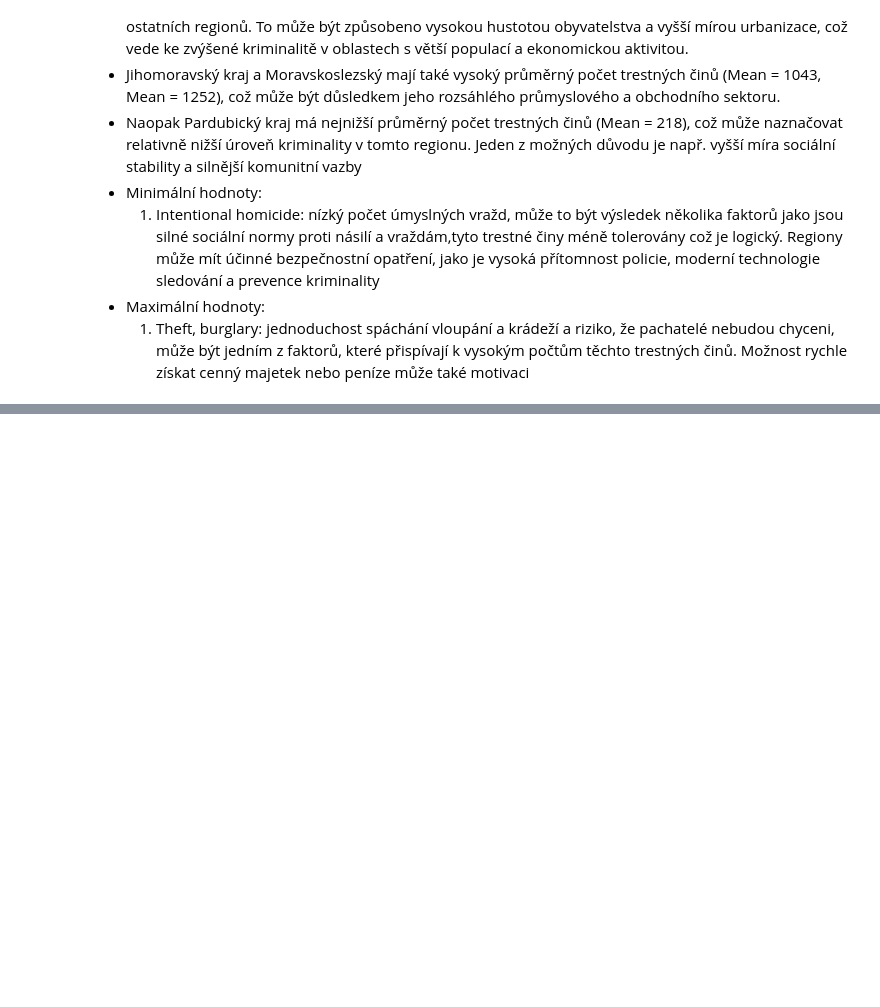
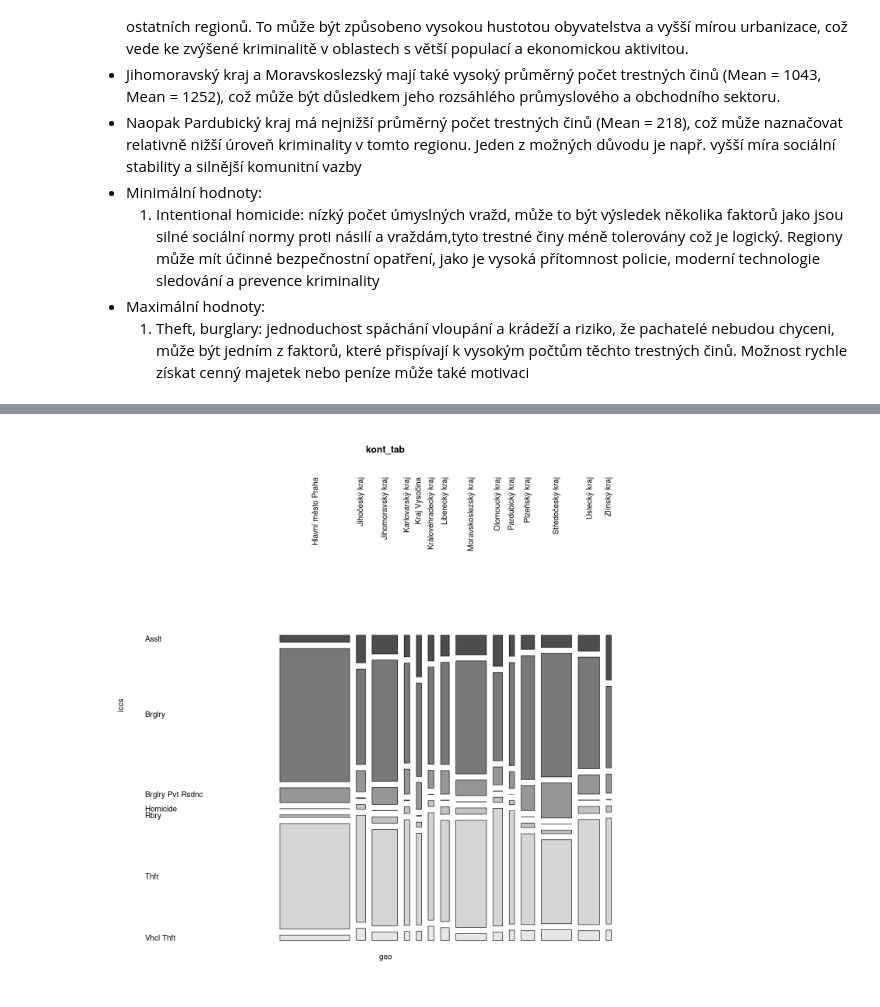
Before and after one commit to xsenyaaax/practicalStatistics, a Jupyter notebook: semestral-project.ipynb, the cells around one changed output, grey strips where cells are left out. Cells and saved outputs as stored; diff of their text form; code cells hidden in the pictures; blank space fills up the shorter version.

```diff
--- a/semestral-project.ipynb
+++ b/semestral-project.ipynb
@@ -227,0 +238,10 @@ assault_plot
+# %%
+# Přejmenování hodnot v atributu 'iccs'
+czech_data$iccs <- recode(czech_data$iccs,
+                           'Intentional homicide' = 'Homicide',
+                           'Assault' = 'Asslt',
+                           'Robbery' = 'Rbry',
+                           'Burglary' = 'Brglry',
+                           'Burglary of private residential premises' = 'Brglry Pvt Rsdnc',
+                           'Theft' = 'Thft',
+                           'Theft of a motorized land vehicle' = 'Vhcl Thft')
@@ -227,0 +250,4 @@ assault_plot
+# %%
+options(width = 120)
+kont_tab <- xtabs(formula=values ~ geo + iccs, data=czech_data)
+print(kont_tab)
@@ -227,0 +271,3 @@ assault_plot
+# %%
+kont_tab <- as.table(kont_tab)
+addmargins(kont_tab)
@@ -227,0 +320,5 @@ assault_plot
+# %%
+options(repr.plot.width = 12, repr.plot.height = 12)
+mosaicplot(kont_tab, color = TRUE, las = 1.5, cex.axis = 1)
+# %% [output]
+[figure, added]
```
Also changed, not shown: parts of 24 cells of this notebook.
